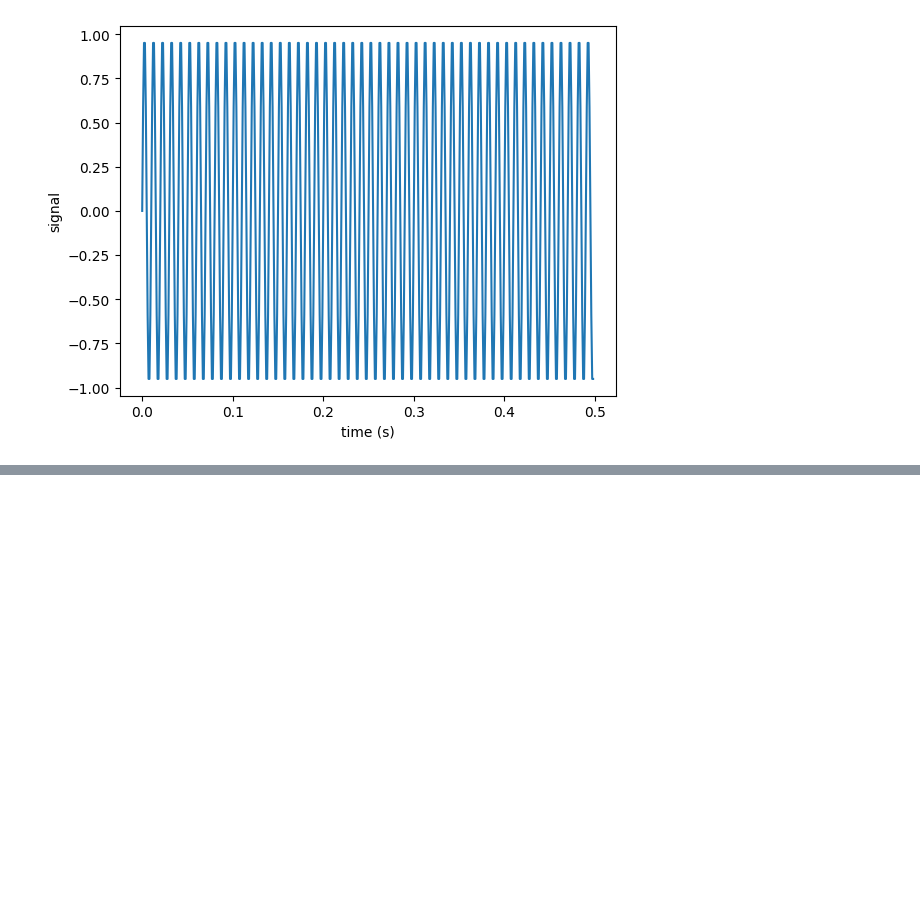
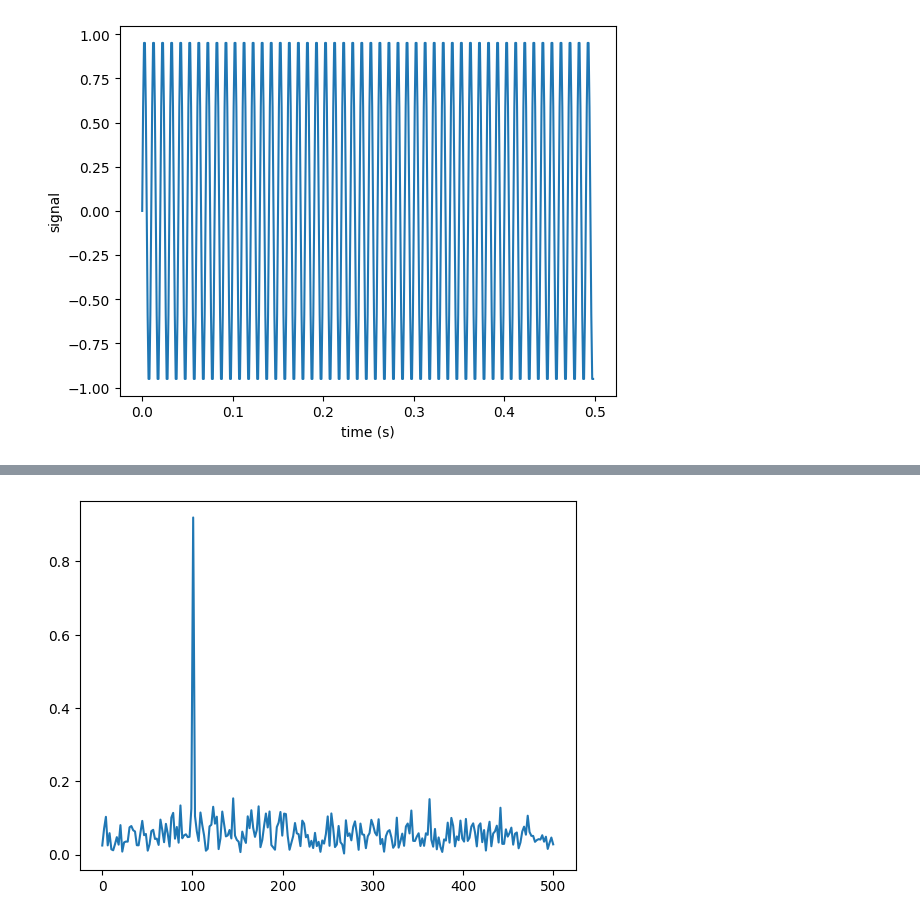
Before and after one commit to carloshernangarrido/control, a Jupyter notebook: 04_typical-stages-in-DSP/Resolution_example/Ej2.ipynb, the cells around one changed output, grey strips where cells are left out. Cells and saved outputs as stored; diff of their text form; code cells hidden in the pictures; blank space fills up the shorter version.

```diff
--- a/04_typical-stages-in-DSP/Resolution_example/Ej2.ipynb
+++ b/04_typical-stages-in-DSP/Resolution_example/Ej2.ipynb
@@ -82,0 +99,4 @@ print(calc_rms(signal_n-signal))
+# %%
+plot_fft(time, signal_n)
+# %% [output]
+[figure, added]
```
Also changed, not shown: parts of 3 cells of this notebook, 1 other file.
